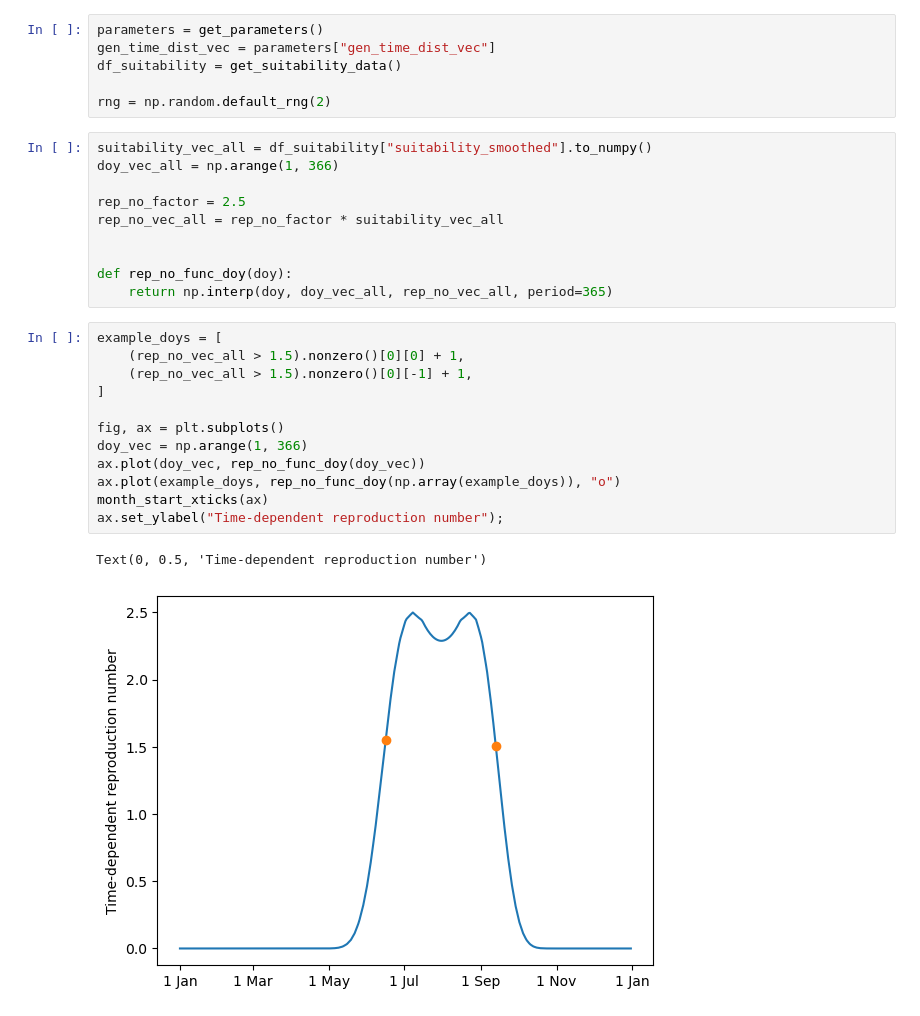
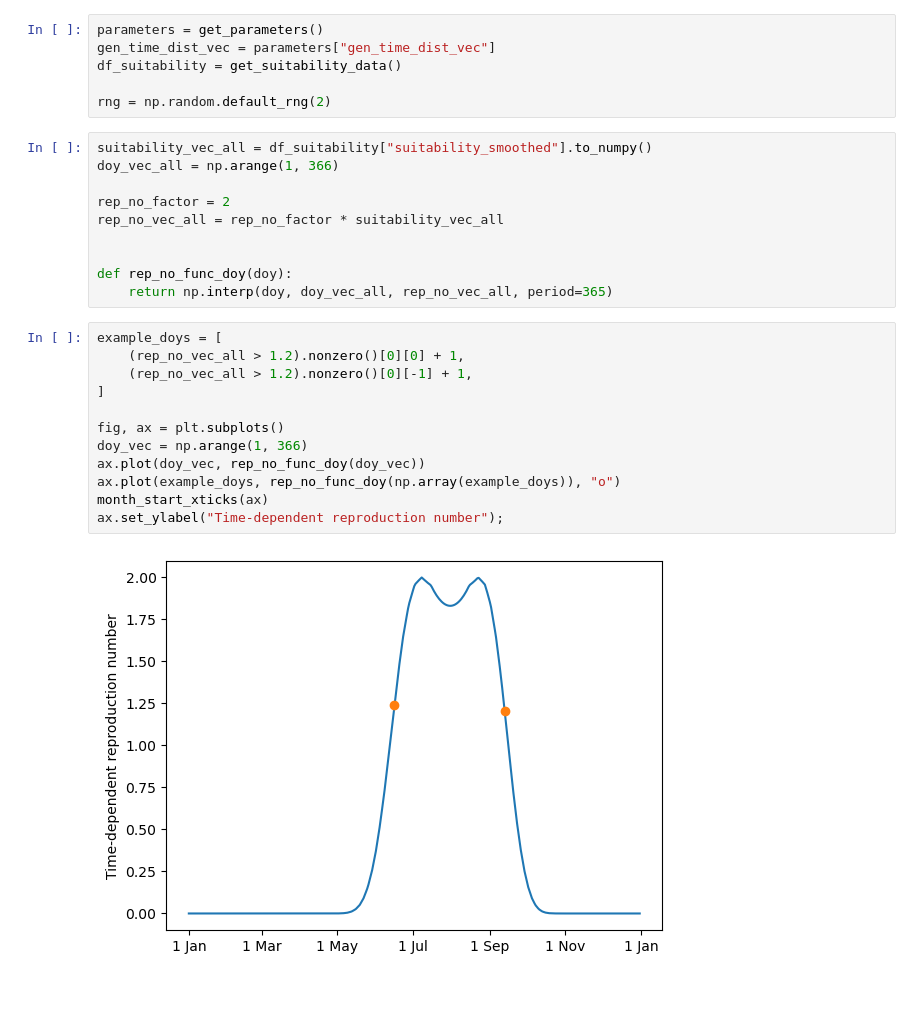
Before and after one commit to will-s-hart/end-of-outbreak-vbd, a Jupyter notebook: notebooks/sim_study.ipynb, the cells around one changed output. Drawn from its saved outputs; the diff is of its cells as text.

```diff
--- a/notebooks/sim_study.ipynb
+++ b/notebooks/sim_study.ipynb
@@ -33,7 +34,7 @@ rng = np.random.default_rng(2)
 suitability_vec_all = df_suitability["suitability_smoothed"].to_numpy()
 doy_vec_all = np.arange(1, 366)
 
-rep_no_factor = 2.5
+rep_no_factor = 2
 rep_no_vec_all = rep_no_factor * suitability_vec_all
 
 
@@ -41,19 +42,18 @@ def rep_no_func_doy(doy):
     return np.interp(doy, doy_vec_all, rep_no_vec_all, period=365)
 # %%
 example_doys = [
-    (rep_no_vec_all > 1.5).nonzero()[0][0] + 1,
-    (rep_no_vec_all > 1.5).nonzero()[0][-1] + 1,
+    (rep_no_vec_all > 1.2).nonzero()[0][0] + 1,
+    (rep_no_vec_all > 1.2).nonzero()[0][-1] + 1,
 ]
 
 fig, ax = plt.subplots()
 doy_vec = np.arange(1, 366)
 ax.plot(doy_vec, rep_no_func_doy(doy_vec))
 ax.plot(example_doys, rep_no_func_doy(np.array(example_doys)), "o")
 month_start_xticks(ax)
 ax.set_ylabel("Time-dependent reproduction number");
 # %% [output]
-Text(0, 0.5, 'Time-dependent reproduction number')
-[figure, old version]
+[figure, new version]
 # %%
 for incidence_vec in [[1], [1, 0, 0, 0, 0, 0, 0, 0, 0, 0, 0, 2, 0, 0, 0, 1]]:
     fig, ax = plt.subplots()
```
Also changed, not shown: parts of 7 cells of this notebook, 3 other files.
